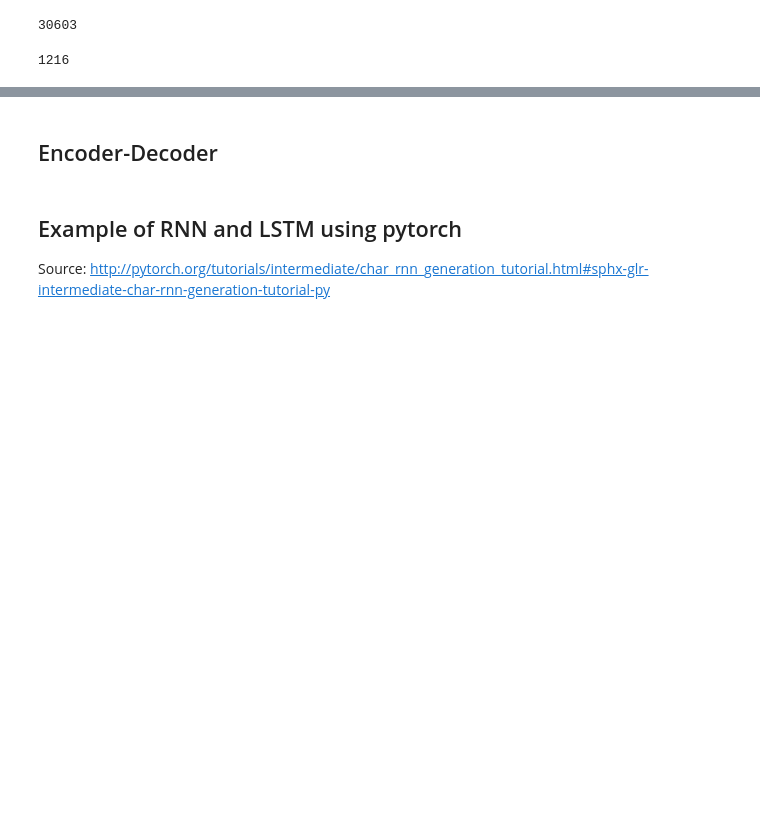
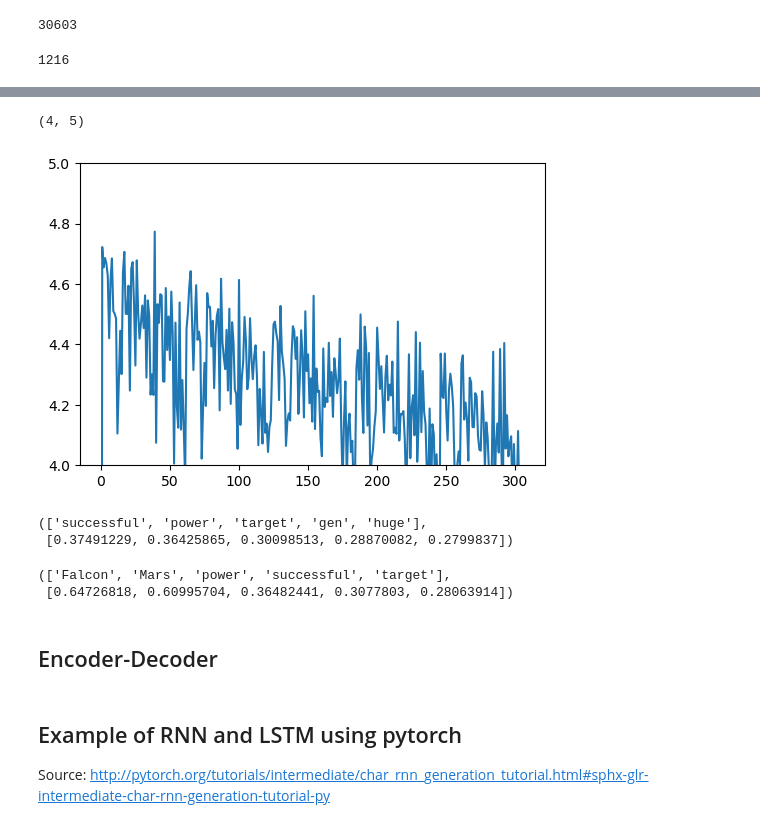
Before and after one commit to tfolkman/byu_econ_applied_machine_learning, a Jupyter notebook: lectures/Lecture_16_RNNs.ipynb, the cells around one changed output, grey strips where cells are left out. Cells and saved outputs as stored; diff of their text form; code cells hidden in the pictures; blank space fills up the shorter version.

```diff
--- a/lectures/Lecture_16_RNNs.ipynb
+++ b/lectures/Lecture_16_RNNs.ipynb
@@ -174,11 +174,11 @@ class CBOW(nn.Module):
 cbow = CBOW(len(vocab)+1, 100, 128)
 
 criterion = nn.NLLLoss()
-optimizer = optim.Adam(cbow.parameters(), lr=.001)
+optimizer = torch.optim.SGD(cbow.parameters(), lr=0.001)
 # %%
 def train_cbow(context, target):
     context_vector = make_context_vector(context, get_word_index)
-    model.zero_grad()
+    cbow.zero_grad()
     log_probs = cbow(context_vector)
     loss = criterion(log_probs, Variable(
         torch.LongTensor([get_word_index(target)])))
@@ -186,23 +186,26 @@ def train_cbow(context, target):
     optimizer.step()
     return loss.data
 # %%
-n_epochs = 1
-print_every = 1000
-plot_every = 1000
+n_epochs = 5
+print_every = 5000
+plot_every = 500
 all_losses = []
 total_loss = 0 # Reset every plot_every iters
+iter = 0
 
 start = time.time()
 
-for iter in range(1, n_epochs + 1):
+for epoch in range(1, n_epochs + 1):
     for context, target in data:
         loss = train_cbow(context, target)
         total_loss += loss
 
         if iter % print_every == 0:
-            print('%s (%d %d%%) %.4f' % (timeSince(start), iter, iter / n_iters * 100, loss))
+            print('%s (%d %d%%) %.4f' % (timeSince(start), iter, iter / (len(data) * n_epochs) * 100, loss))
 
         if iter % plot_every == 0:
             all_losses.append(total_loss / plot_every)
             total_loss = 0
+
+        iter = iter + 1
 # %% [output]
@@ -209,0 +229,6 @@ KeyboardInterrupt:
+# %%
+plt.plot(all_losses)
+plt.ylim(4,5)
+# %% [output]
+(4, 5)
+[figure, added]
@@ -210,3 +265,14 @@ KeyboardInterrupt:
+# %%
+get_most_similar('Falcon', cbow)
+# %% [output]
+(['successful', 'power', 'target', 'gen', 'huge'],
+ [0.37491229, 0.36425865, 0.30098513, 0.28870082, 0.2799837])
+# %%
+algebra = cbow.get_word_emdedding('Mars') - cbow.get_word_emdedding("Earth") + cbow.get_word_emdedding("Falcon")
+get_most_similar_2(algebra, cbow)
+# %% [output]
+(['Falcon', 'Mars', 'power', 'successful', 'target'],
+ [0.64726818, 0.60995704, 0.36482441, 0.3077803, 0.28063914])
 # %% [markdown]
 ## Encoder-Decoder
 # %% [markdown]
```
Also changed, not shown: parts of 4 cells of this notebook.
